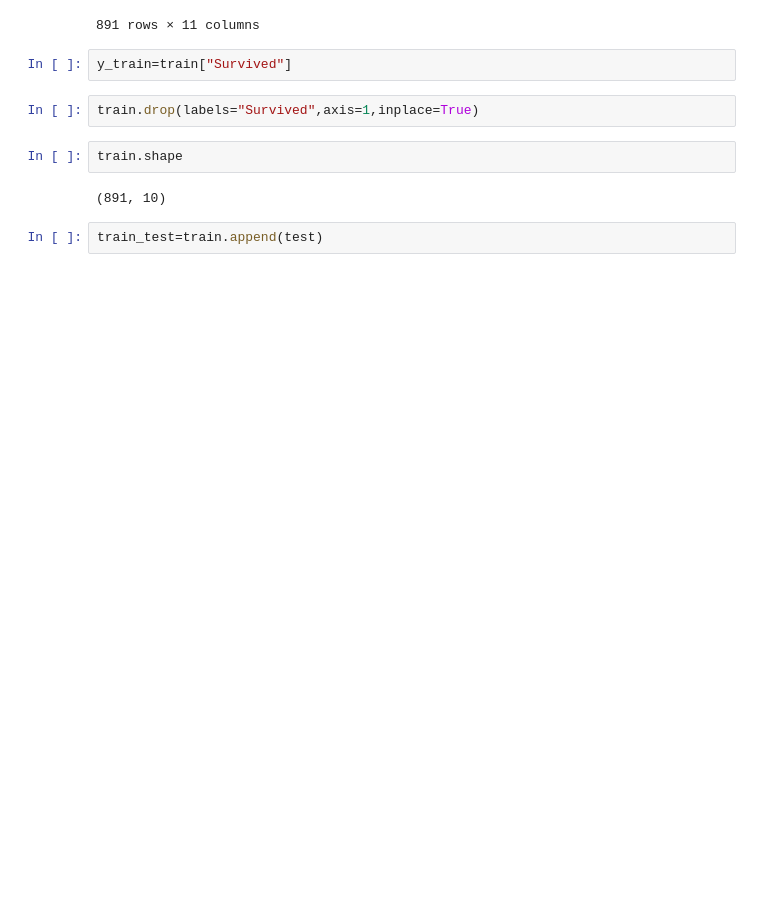
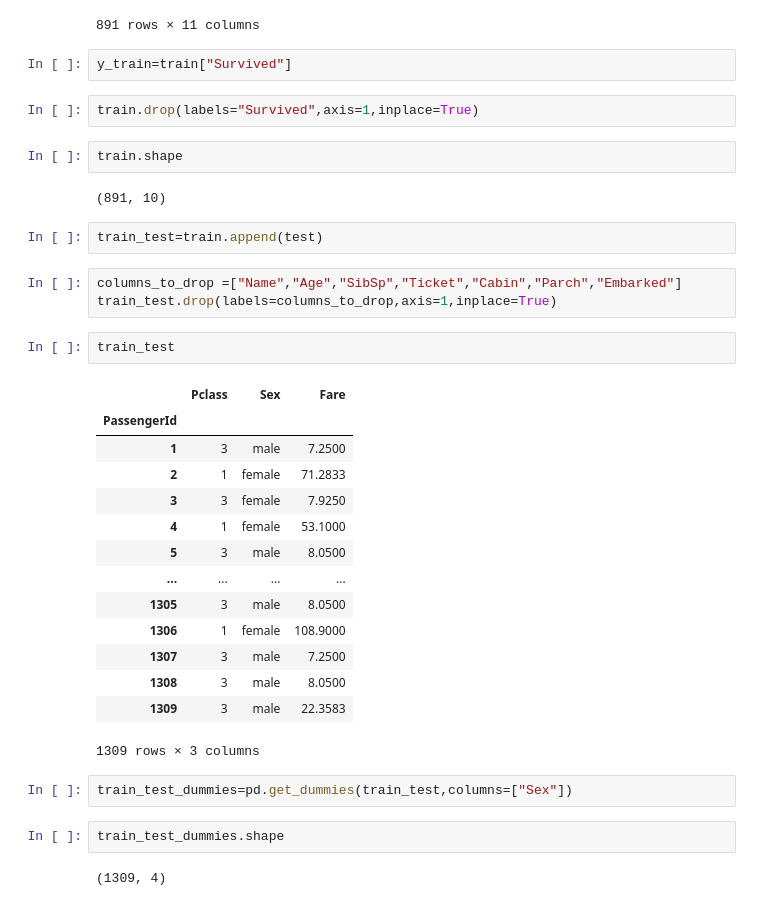
Before and after one commit to NaveenKumar1209/ml, a Jupyter notebook: Gradient_Boost.ipynb, the cells around one changed output. Cells and saved outputs as stored; diff of their text form; blank space fills up the shorter version.

```diff
--- a/Gradient_Boost.ipynb
+++ b/Gradient_Boost.ipynb
@@ -37,3 +37,29 @@ train.shape
 (891, 10)
 # %%
 train_test=train.append(test)
+# %%
+columns_to_drop =["Name","Age","SibSp","Ticket","Cabin","Parch","Embarked"]
+train_test.drop(labels=columns_to_drop,axis=1,inplace=True)
+# %%
+train_test
+# %% [output]
+|  | Pclass | Sex | Fare |
+| PassengerId |  |  |  |
+| 1 | 3 | male | 7.2500 |
+| 2 | 1 | female | 71.2833 |
+| 3 | 3 | female | 7.9250 |
+| 4 | 1 | female | 53.1000 |
+| 5 | 3 | male | 8.0500 |
+| ... | ... | ... | ... |
+| 1305 | 3 | male | 8.0500 |
+| 1306 | 1 | female | 108.9000 |
+| 1307 | 3 | male | 7.2500 |
+| 1308 | 3 | male | 8.0500 |
+| 1309 | 3 | male | 22.3583 |
+1309 rows × 3 columns
+# %%
+train_test_dummies=pd.get_dummies(train_test,columns=["Sex"])
+# %%
+train_test_dummies.shape
+# %% [output]
+(1309, 4)
```
Also changed, not shown: parts of 7 cells of this notebook.
